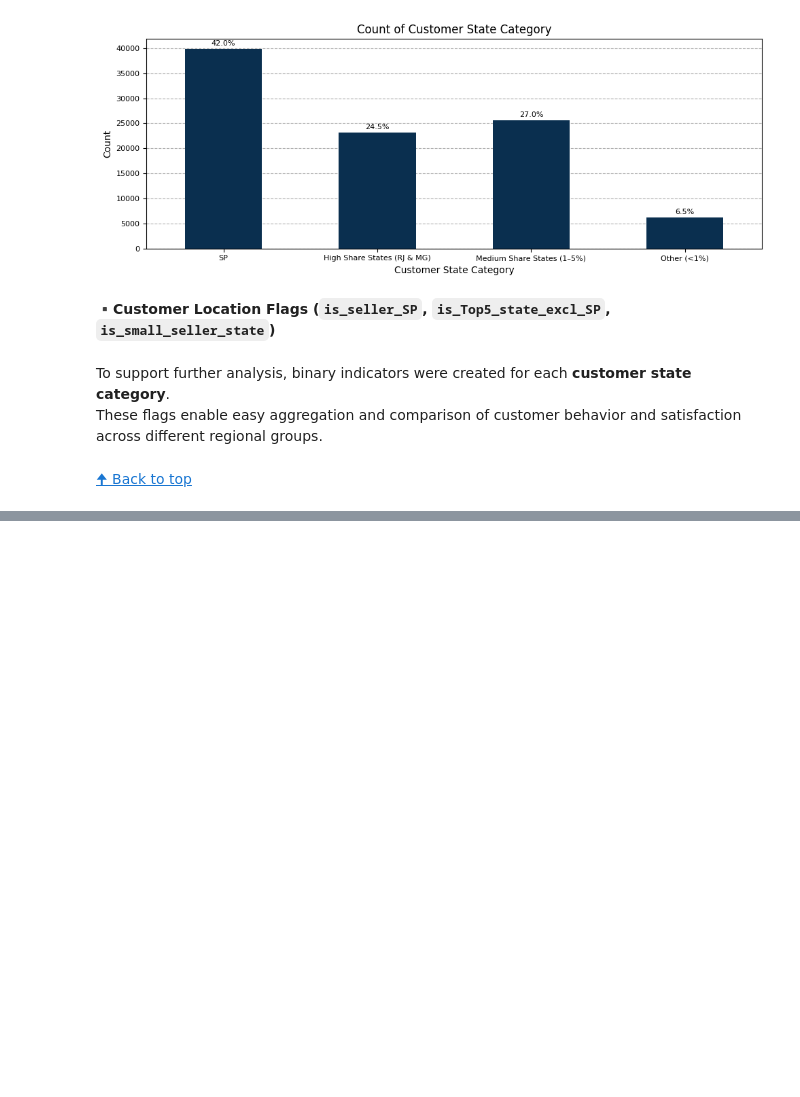
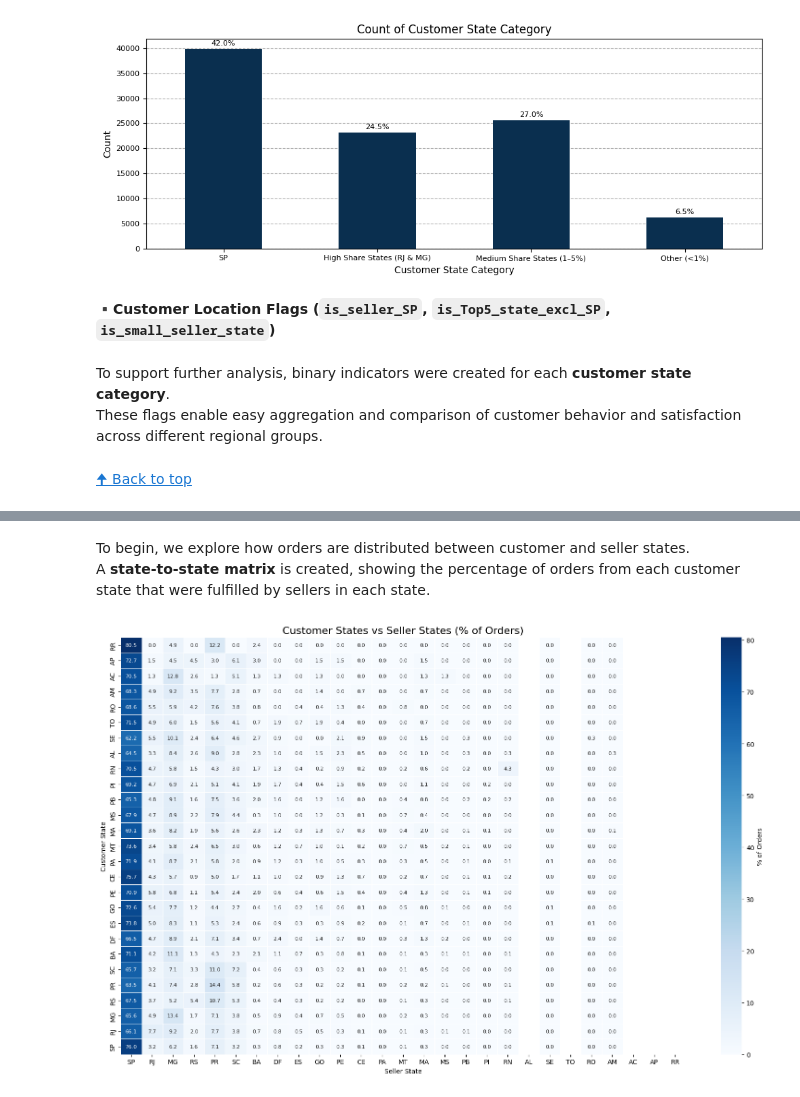
Before and after one commit to OlesyaEvseeva/customer-satisfaction-ecommerce, a Jupyter notebook: notebooks/02_data_integration_preprocessing.ipynb, the cells around one changed output, grey strips where cells are left out. Saved outputs shown, nothing was run; the diff lists cells and outputs as text; code cells hidden in the pictures; blank space fills up the shorter version.

Commit message:
feat(notebook-2): create customer-seller proximity features (local, regional, cross-regional orders)

```diff
--- a/notebooks/02_data_integration_preprocessing.ipynb
+++ b/notebooks/02_data_integration_preprocessing.ipynb
@@ -3285,0 +3271,41 @@ plt.show()
+# %% [markdown]
+To begin, we explore how orders are distributed between customer and seller states.
+A **state-to-state matrix** is created, showing the percentage of orders from each customer state that were fulfilled by sellers in each state.
+# %%
+# Create crosstab (order counts)
+state_matrix = pd.crosstab(
+    valid_seller_states["customer_state"], valid_seller_states["seller_state"]
+)
+
+# Normalize by row (percentage per customer state)
+state_matrix_pct = state_matrix.div(state_matrix.sum(axis=1), axis=0) * 100
+
+# Use all states
+state_matrix_pct_all = state_matrix_pct.copy()
+
+# Sort states by total order volume
+state_order = state_matrix.sum(axis=1).sort_values(ascending=False).index.tolist()
+
+# Apply order for customers (rows) and reverse for sellers (columns)
+state_matrix_pct_diag = state_matrix_pct.reindex(
+    index=list(reversed(state_order)), columns=state_order)
+
+# Plot heatmap
+plt.figure(figsize=(16, 10))
+sns.heatmap(
+    state_matrix_pct_diag,
+    cmap="Blues",
+    annot=True,
+    fmt=".1f",
+    annot_kws={"size": 8},
+    linewidths=0.5,
+    cbar_kws={"label": "% of Orders"},
+)
+
+plt.title("Customer States vs Seller States (% of Orders)", fontsize=16)
+plt.xlabel("Seller State")
+plt.ylabel("Customer State")
+plt.tight_layout()
+plt.show()
+# %% [output]
+[figure, added]
```
Also changed, not shown: parts of 25 cells of this notebook.
